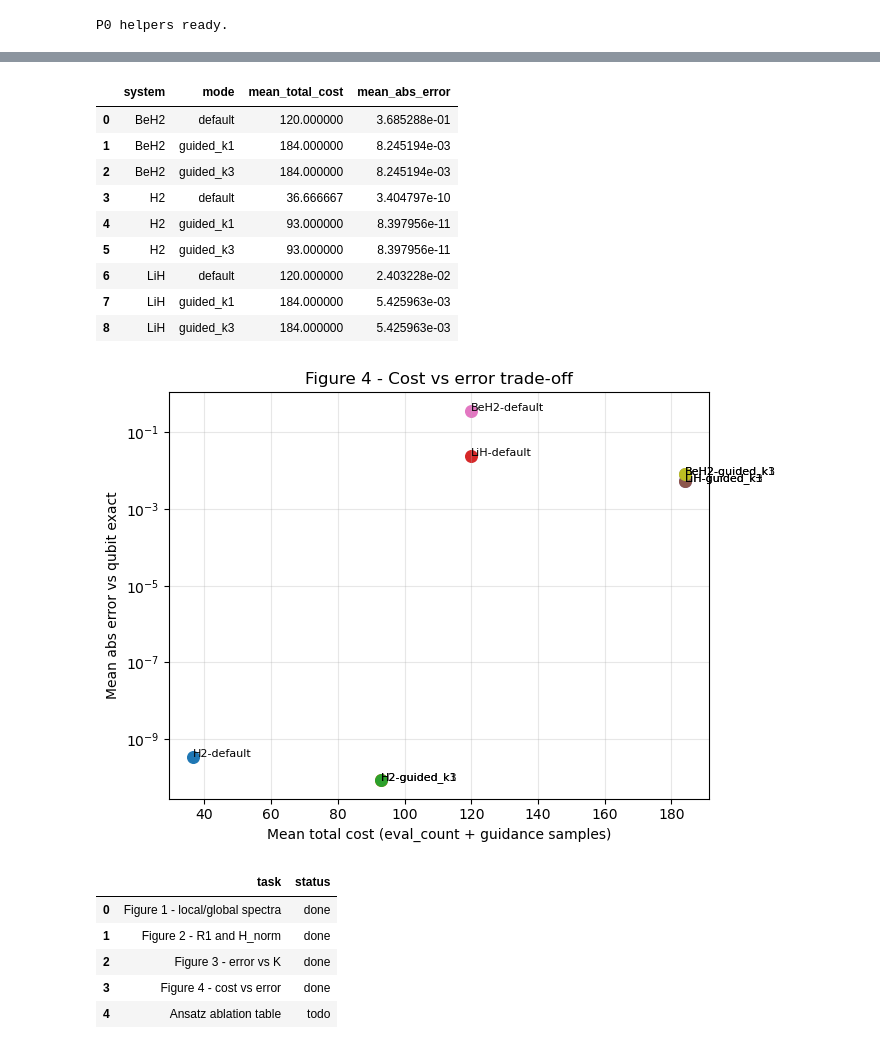
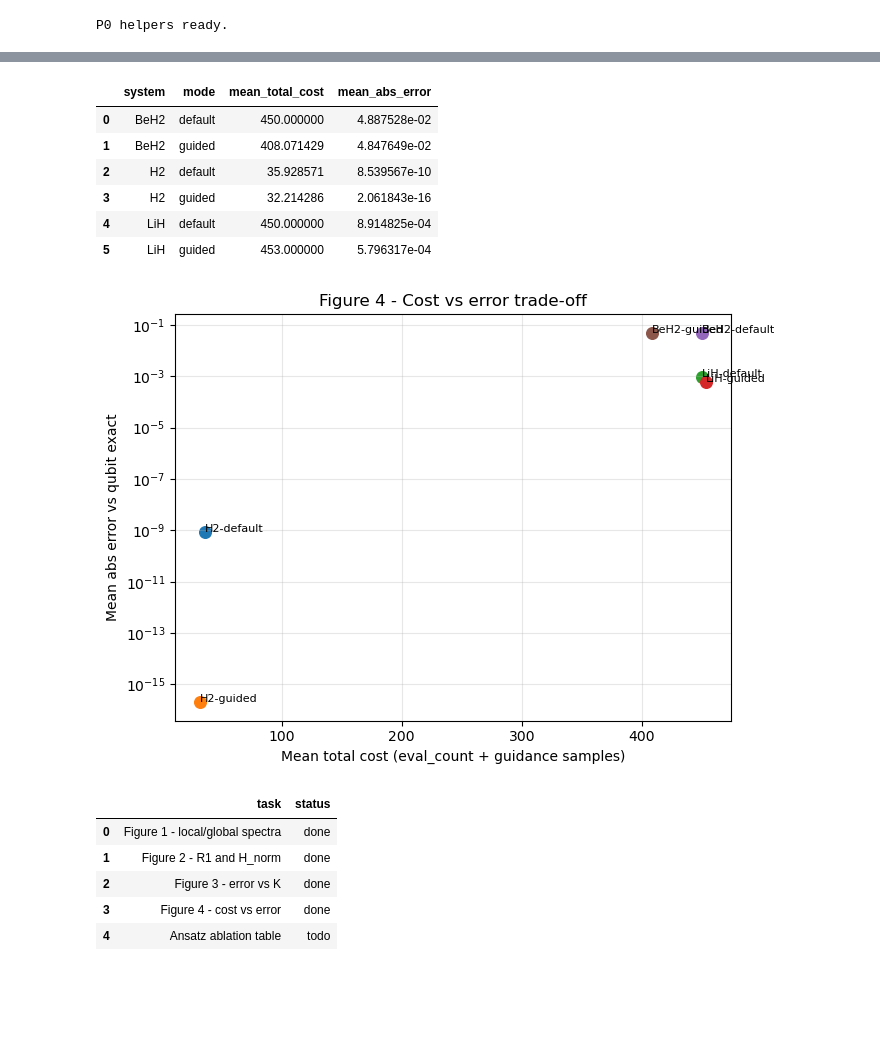
Before and after one commit to YannLeao/vqe-quantum-simulation, a Jupyter notebook: notebooks/02_fourier_tradeoff_article_plan.ipynb, the cells around one changed output, grey strips where cells are left out. Cells and saved outputs as stored; diff of their text form; code cells hidden in the pictures; blank space fills up the shorter version.

Commit message:
feat: tested convergence and cost changing max optimizer iterations.
Co-authored-by: Copilot <copilot@github.com>

```diff
--- a/notebooks/02_fourier_tradeoff_article_plan.ipynb
+++ b/notebooks/02_fourier_tradeoff_article_plan.ipynb
@@ -59,7 +59,8 @@ SYSTEMS = {
         "freeze_core": False,
         "mapper": "parity",
         "z2": True,
-        "distances": np.array([0.6, 0.9, 1.2, 1.6, 2.0, 2.4], dtype=float),
+        # "distances": np.array([0.6, 0.9, 1.2, 1.6, 2.0, 2.4], dtype=float),
+       "distances": np.linspace(0.5, 2.5, 14),
         "geom": lambda d: f"H 0 0 0; H 0 0 {float(d)}",
     },
     "LiH": {
@@ -69,7 +70,8 @@ SYSTEMS = {
         "freeze_core": True,
         "mapper": "parity",
         "z2": True,
-        "distances": np.array([0.6, 0.9, 1.2, 1.6, 2.0, 2.4], dtype=float),
+        # "distances": np.array([0.6, 0.9, 1.2, 1.6, 2.0, 2.4], dtype=float),
+        "distances": np.linspace(0.5, 2.5, 14),
         "geom": lambda d: f"Li 0 0 0; H 0 0 {float(d)}",
     },
     "BeH2": {
@@ -79,7 +81,8 @@ SYSTEMS = {
         "freeze_core": True,
         "mapper": "parity",
         "z2": True,
-        "distances": np.array([0.6, 0.9, 1.2, 1.6, 2.0, 2.4], dtype=float),
+        # "distances": np.array([0.6, 0.9, 1.2, 1.6, 2.0, 2.4], dtype=float),
+        "distances": np.linspace(0.5, 2.5, 14),
         "geom": lambda d: f"Be 0 0 0; H 0 0 {float(d)}; H 0 0 {-float(d)}",
     },
 }
@@ -161,7 +164,7 @@ from src.vqe.hamiltonian import (
 
 # P0 uses one ansatz family to isolate the spectral trade-off claim.
 P0_ANSATZ = {"name": "real_amplitudes", "reps": 2}
-P0_MAX_ITER = 120
+P0_MAX_ITER = 450
 P0_THETA_SAMPLES = 64
 P0_SEED = 137
 P0_GLOBAL_SAMPLES = 4
@@ -503,16 +506,27 @@ plt.show()
 # %%
-# Figure 4: cost vs error (default vs K1-guided vs K3-guided)
+# Figure 4: cost vs error (default vs analytic-guided)
 rows_cost = []
 
-def _guided_point(ansatz, qubit_op, const_energy, p_center, k_order):
+def _guided_point(ansatz, qubit_op, const_energy, p_center):
+    # No dense sweep: estimate first-harmonic coefficients from 3 samples
+    # and use the analytic minimizer theta* = atan2(b1, a1) + pi.
     params = list(ansatz.parameters)
     n_params = len(params)
     direction = np.eye(n_params)[0]
-    y = _energy_line(ansatz, qubit_op, const_energy, p_center, direction, theta_grid)
-    a0_half, ak, bk = _fft_series(y)
-    yk = _reconstruct(theta_grid, a0_half, ak, bk, kmax=k_order)
-    theta_star = float(theta_grid[int(np.argmin(yk))])
-    return _wrap_pi(p_center + theta_star * direction), len(theta_grid)
+
+    probe_thetas = [0.0, np.pi / 2.0, -np.pi / 2.0]
+    y_probe = _energy_line(ansatz, qubit_op, const_energy, p_center, direction, probe_thetas)
+
+    f0 = float(y_probe[0])
+    f_p = float(y_probe[1])
+    f_m = float(y_probe[2])
+
+    a0 = 0.5 * (f_p + f_m)
+    b1 = 0.5 * (f_p - f_m)
+    a1 = f0 - a0
+    theta_star = float(np.arctan2(b1, a1) + np.pi)
+
+    return _wrap_pi(p_center + theta_star * direction), len(probe_thetas)
 
 for system_name, cfg in SYSTEMS.items():
     for d in cfg["distances"]:
@@ -543,14 +557,11 @@ for system_name, cfg in SYSTEMS.items():
             continue
         p_center = np.asarray(probe["optimal_params"], dtype=float)
 
+        p_guided, c_guided = _guided_point(ansatz, qubit_op, const_energy, p_center)
         modes = [
             ("default", None, 0),
+            ("guided", p_guided, c_guided),
         ]
-
-        p_k1, c_k1 = _guided_point(ansatz, qubit_op, const_energy, p_center, k_order=1)
-        p_k3, c_k3 = _guided_point(ansatz, qubit_op, const_energy, p_center, k_order=3)
-        modes.append(("guided_k1", p_k1, c_k1))
-        modes.append(("guided_k3", p_k3, c_k3))
 
         for mode, init_point, guide_cost in modes:
             optimizer = get_optimizer("cobyla", max_iter=P0_MAX_ITER)
@@ -629,14 +640,11 @@ plt.show()
 |  | system | mode | mean_total_cost | mean_abs_error |
-| 0 | BeH2 | default | 120.000000 | 3.685288e-01 |
-| 1 | BeH2 | guided_k1 | 184.000000 | 8.245194e-03 |
-| 2 | BeH2 | guided_k3 | 184.000000 | 8.245194e-03 |
-| 3 | H2 | default | 36.666667 | 3.404797e-10 |
-| 4 | H2 | guided_k1 | 93.000000 | 8.397956e-11 |
-| 5 | H2 | guided_k3 | 93.000000 | 8.397956e-11 |
-| 6 | LiH | default | 120.000000 | 2.403228e-02 |
-| 7 | LiH | guided_k1 | 184.000000 | 5.425963e-03 |
-| 8 | LiH | guided_k3 | 184.000000 | 5.425963e-03 |
+| 0 | BeH2 | default | 450.000000 | 4.887528e-02 |
+| 1 | BeH2 | guided | 408.071429 | 4.847649e-02 |
+| 2 | H2 | default | 35.928571 | 8.539567e-10 |
+| 3 | H2 | guided | 32.214286 | 2.061843e-16 |
+| 4 | LiH | default | 450.000000 | 8.914825e-04 |
+| 5 | LiH | guided | 453.000000 | 5.796317e-04 |
-[figure, old version]
+[figure, new version]
 # %%
 # Mark P0 checklist as done after successful execution.
 if "checklist_df" in globals():
```
Also changed, not shown: parts of 11 cells of this notebook, 8 other files.
